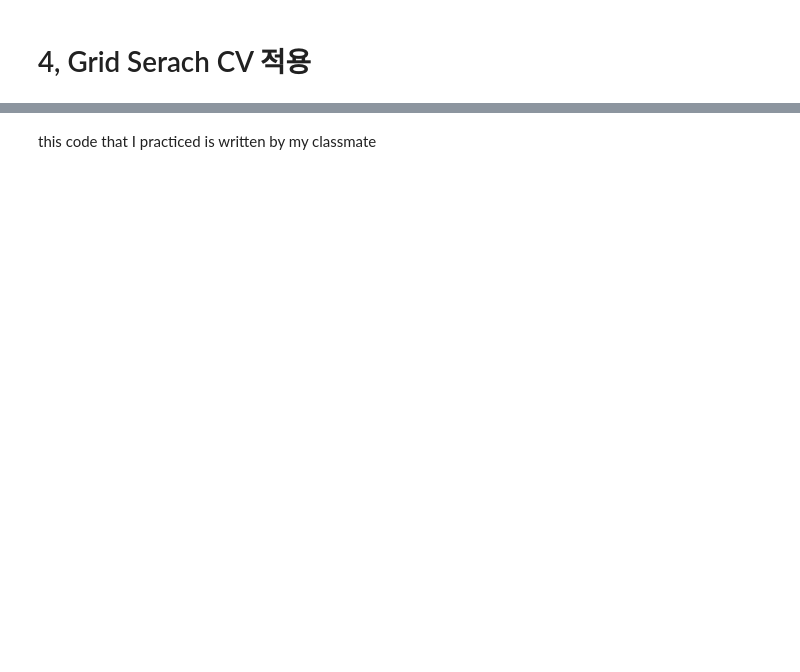
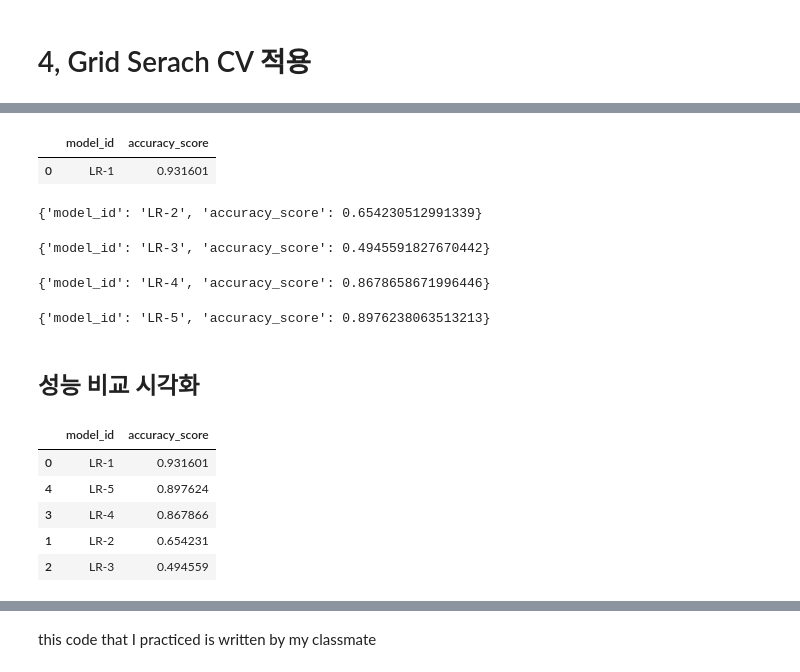
Before and after one commit to Seungeun-Song/Study-for-K-Digital-AI-developer, a Jupyter notebook: Practice/21_03_06_random_forest.ipynb, the cells around one changed output, grey strips where cells are left out. Saved outputs shown, nothing was run; the diff lists cells and outputs as text; code cells hidden in the pictures; blank space fills up the shorter version.

```diff
--- a/Practice/21_03_06_random_forest.ipynb
+++ b/Practice/21_03_06_random_forest.ipynb
@@ -472,0 +626,45 @@ print(accuracy_score(y_test, y_hat))
+# %%
+DF_res_lr
+# %% [output]
+|  | model_id | accuracy_score |
+| 0 | LR-1 | 0.931601 |
+# %%
+res = logisticRegression('LR-2', DF[['meanPriceEach', 'totalOrder','totalBundle']], y)
+print(res)
+
+DF_res_lr = DF_res_lr.append(res, ignore_index=True)
+# %% [output]
+{'model_id': 'LR-2', 'accuracy_score': 0.654230512991339}
+# %%
+res = logisticRegression('LR-3', DF[['orderType_1','orderType_2','orderType_3']], y)
+print(res)
+
+DF_res_lr = DF_res_lr.append(res, ignore_index=True)
+# %% [output]
+{'model_id': 'LR-3', 'accuracy_score': 0.4945591827670442}
+# %%
+res = logisticRegression('LR-4', DF[['totalBundle','bundleType_1','bundleType_2']], y)
+print(res)
+
+DF_res_lr = DF_res_lr.append(res, ignore_index=True)
+# %% [output]
+{'model_id': 'LR-4', 'accuracy_score': 0.8678658671996446}
+# %%
+res = logisticRegression('LR-5', DF[['meanPriceEach', 'totalOrder','totalBundle','FY','Country']], y)
+print(res)
+
+DF_res_lr = DF_res_lr.append(res, ignore_index=True)
+# %% [output]
+{'model_id': 'LR-5', 'accuracy_score': 0.8976238063513213}
+# %% [markdown]
+## 성능 비교 시각화
+# %%
+DF_res_sort = DF_res_lr.sort_values(by='accuracy_score', ascending=False)
+DF_res_sort
+# %% [output]
+|  | model_id | accuracy_score |
+| 0 | LR-1 | 0.931601 |
+| 4 | LR-5 | 0.897624 |
+| 3 | LR-4 | 0.867866 |
+| 1 | LR-2 | 0.654231 |
+| 2 | LR-3 | 0.494559 |
```
Also changed, not shown: parts of 23 cells of this notebook.
